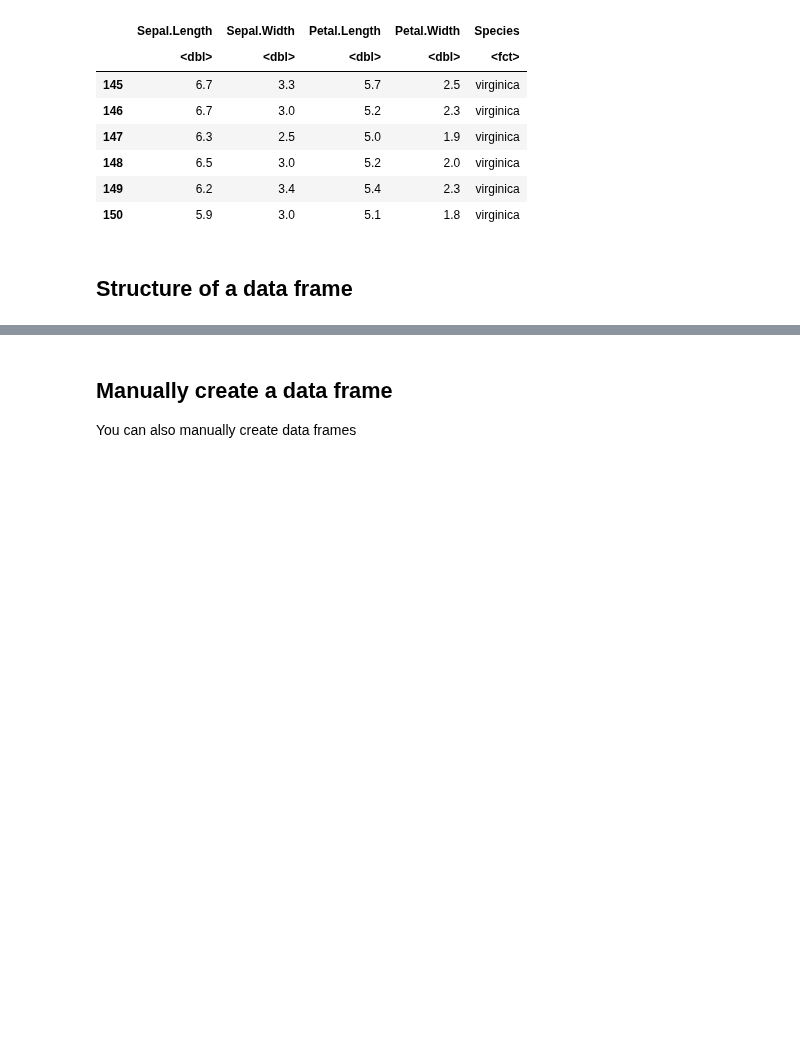
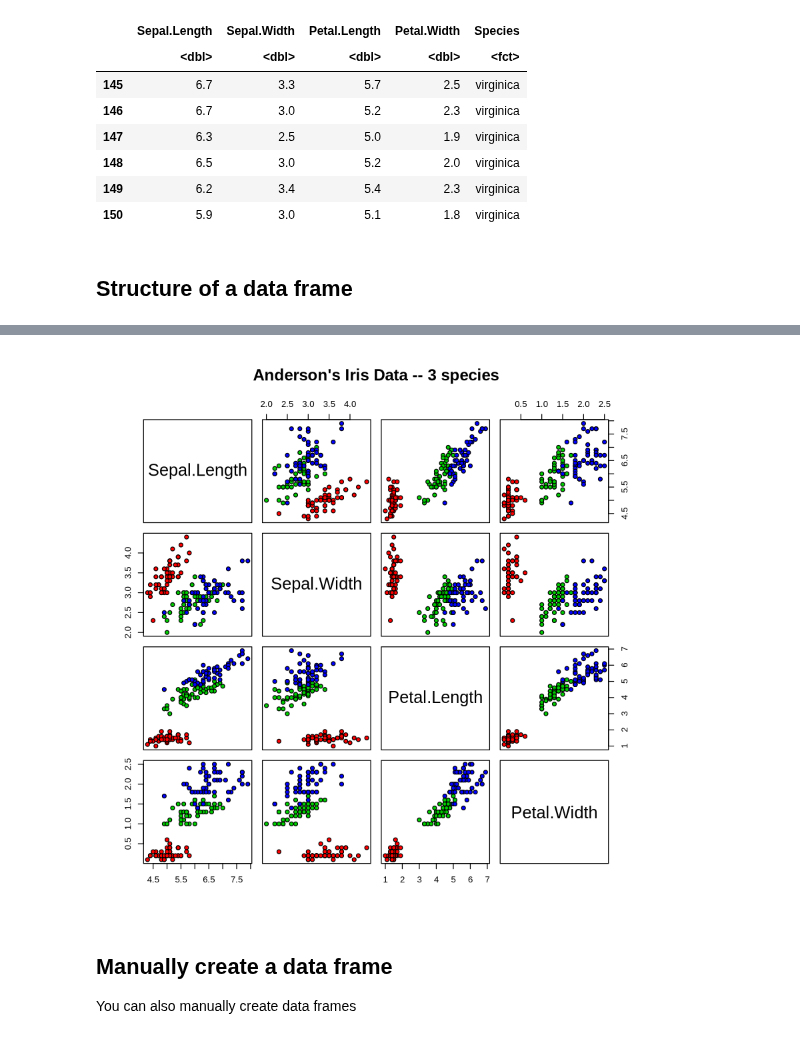
Before and after one commit to jmgs7/Introduction_R, a Jupyter notebook: 2 - Data frames.ipynb, the cells around one changed output, grey strips where cells are left out. Drawn from its saved outputs; the diff is of its cells as text; code cells hidden in the pictures; blank space fills up the shorter version.

```diff
--- a/2 - Data frames.ipynb
+++ b/2 - Data frames.ipynb
@@ -50,3 +57,10 @@ pairs(iris[ , -ncol(iris)])
+# %%
+# This example is included in R documentation and is much complete:
+
+pairs(iris[1:4], main = "Anderson's Iris Data -- 3 species",
+      pch = 21, bg = c("red", "green3", "blue")[unclass(iris$Species)])
+# %% [output]
+[figure, added]
 # %% [markdown]
 ## Manually create a data frame
 
```
Also changed, not shown: parts of 4 cells of this notebook.
